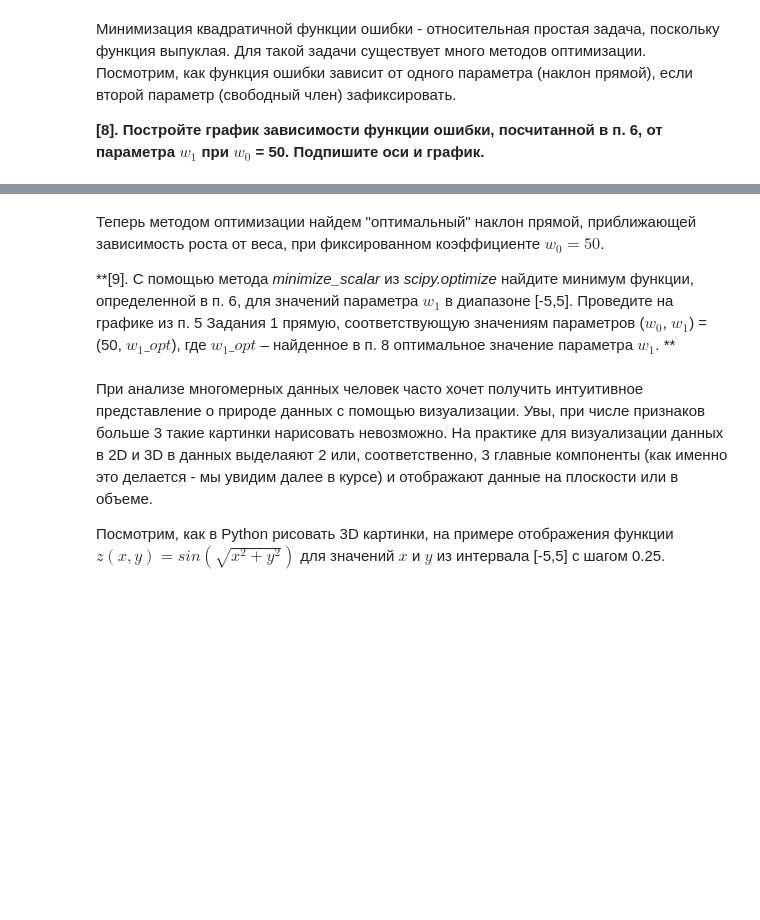
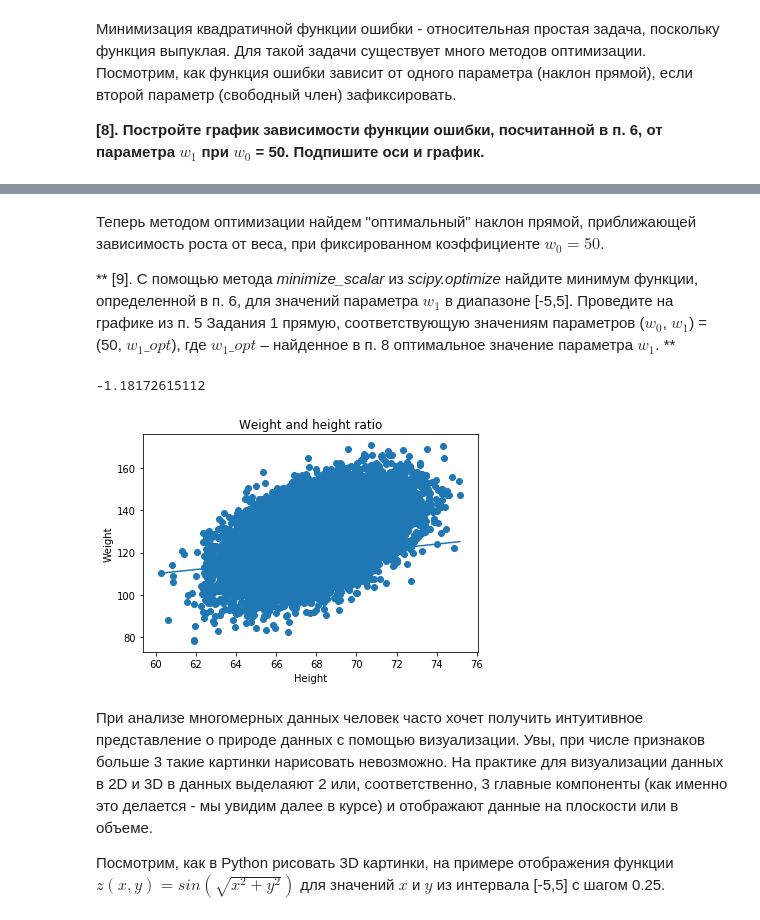
Before and after one commit to KomissarovSemyon/mlcourse.ai, a Jupyter notebook: jupyter_russian/topic04_linear_models/lesson6_practice_linreg_optimization.ipynb, the cells around one changed output, grey strips where cells are left out. Cells and saved outputs as stored; diff of their text form; code cells hidden in the pictures; blank space fills up the shorter version.

```diff
--- a/jupyter_russian/topic04_linear_models/lesson6_practice_linreg_optimization.ipynb
+++ b/jupyter_russian/topic04_linear_models/lesson6_practice_linreg_optimization.ipynb
@@ -160,4 +163,4 @@ min(errors)
 # %% [markdown]
 Теперь методом оптимизации найдем "оптимальный" наклон прямой, приближающей зависимость роста от веса, при фиксированном коэффициенте $w_0 = 50$.
 
-**[9]. С помощью метода *minimize_scalar* из *scipy.optimize* найдите минимум функции, определенной в п. 6, для значений параметра  $w_1$ в диапазоне [-5,5]. Проведите на графике из п. 5 Задания 1 прямую, соответствующую значениям параметров ($w_0$, $w_1$) = (50, $w_1\_opt$), где $w_1\_opt$ – найденное в п. 8 оптимальное значение параметра $w_1$. **
+** [9]. С помощью метода *minimize_scalar* из *scipy.optimize* найдите минимум функции, определенной в п. 6, для значений параметра  $w_1$ в диапазоне [-5,5]. Проведите на графике из п. 5 Задания 1 прямую, соответствующую значениям параметров ($w_0$, $w_1$) = (50, $w_1\_opt$), где $w_1\_opt$ – найденное в п. 8 оптимальное значение параметра $w_1$. **
@@ -168,3 +167,22 @@ min(errors)
+# %%
+# Ваш код здесь
+res = minimize_scalar(mse, bounds=(-5, 5), method='bounded', args=(data['Height'], data['Weight'], 50))
+res.x
+# %% [output]
+-1.18172615112
+# %%
+# Ваш код здесь
+w0, w1 = 50, 1
+x = np.linspace(min(data['Height']), max(data['Height']))
+y = w1 * x + w0
+plt.plot(x, y)
+plt.scatter(x=data['Height'], y=data['Weight'])
+plt.title('Weight and height ratio')
+plt.xlabel('Height')
+plt.ylabel('Weight')
+plt.show()
+# %% [output]
+[figure, added]
 # %% [markdown]
 При анализе многомерных данных человек часто хочет получить интуитивное представление о природе данных с помощью визуализации. Увы, при числе признаков больше 3 такие картинки нарисовать невозможно. На практике для визуализации данных в 2D и 3D в данных выделаяют 2 или, соответственно, 3 главные компоненты (как именно это делается - мы увидим далее в курсе) и отображают данные на плоскости или в объеме.
 
```
Also changed, not shown: parts of 19 cells of this notebook.
